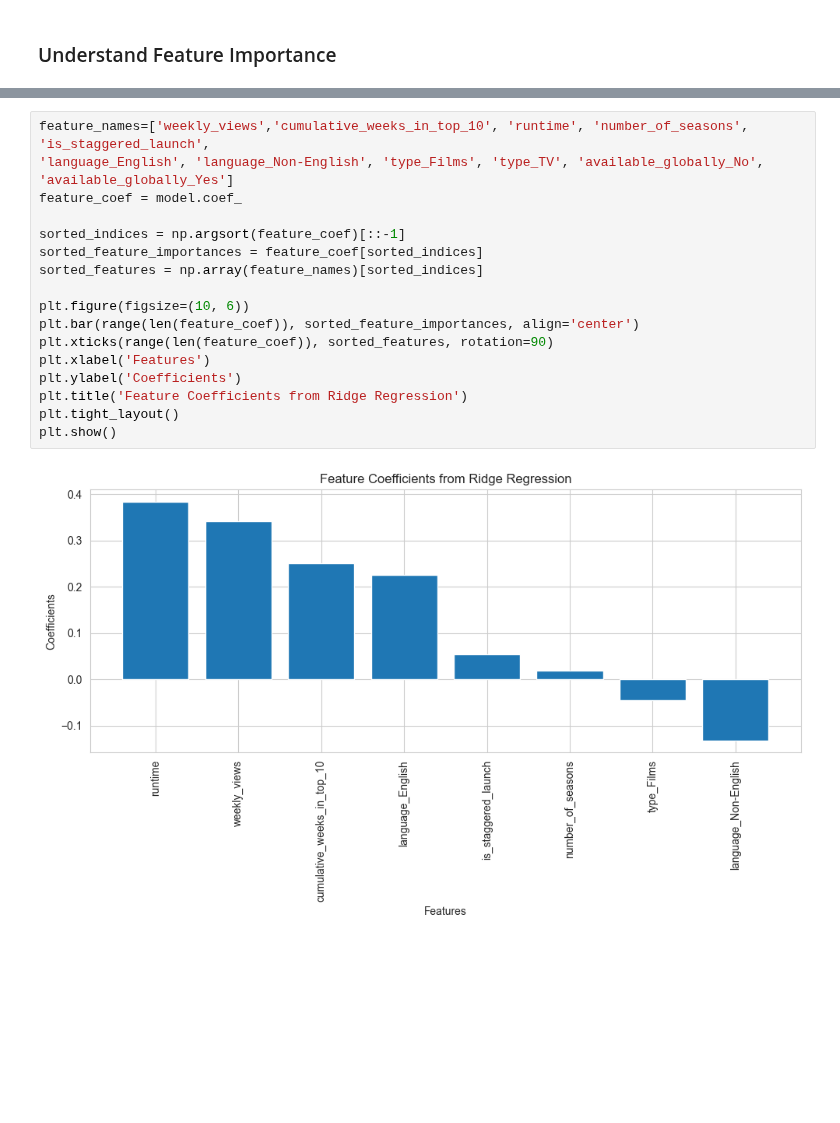
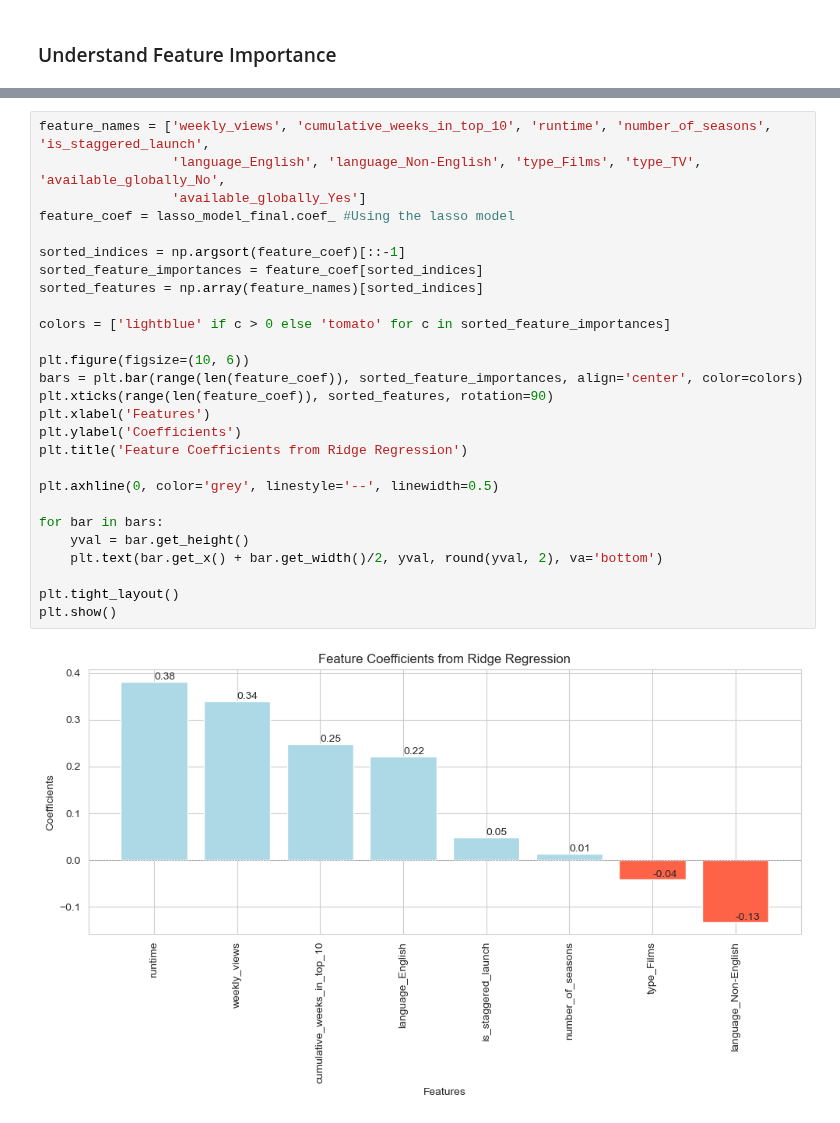
Before and after one commit to adelaidad/ORIE4741FinalProject, a Jupyter notebook: netflix_predictor.ipynb, the cells around one changed output, grey strips where cells are left out. Drawn from its saved outputs; the diff is of its cells as text; blank space fills up the shorter version.

Commit message:
made charts look better and fixed error for boosted

```diff
--- a/netflix_predictor.ipynb
+++ b/netflix_predictor.ipynb
@@ -695,19 +727,29 @@ The best model for test set is Linear Regression.
 # %%
-feature_names=['weekly_views','cumulative_weeks_in_top_10', 'runtime', 'number_of_seasons', 'is_staggered_launch',
-'language_English', 'language_Non-English', 'type_Films', 'type_TV', 'available_globally_No', 'available_globally_Yes']
-feature_coef = model.coef_
+feature_names = ['weekly_views', 'cumulative_weeks_in_top_10', 'runtime', 'number_of_seasons', 'is_staggered_launch',
+                 'language_English', 'language_Non-English', 'type_Films', 'type_TV', 'available_globally_No',
+                 'available_globally_Yes']
+feature_coef = lasso_model_final.coef_ #Using the lasso model
 
 sorted_indices = np.argsort(feature_coef)[::-1]
 sorted_feature_importances = feature_coef[sorted_indices]
 sorted_features = np.array(feature_names)[sorted_indices]
 
+colors = ['lightblue' if c > 0 else 'tomato' for c in sorted_feature_importances]
+
 plt.figure(figsize=(10, 6))
-plt.bar(range(len(feature_coef)), sorted_feature_importances, align='center')
+bars = plt.bar(range(len(feature_coef)), sorted_feature_importances, align='center', color=colors)
 plt.xticks(range(len(feature_coef)), sorted_features, rotation=90)
 plt.xlabel('Features')
 plt.ylabel('Coefficients')
 plt.title('Feature Coefficients from Ridge Regression')
+
+plt.axhline(0, color='grey', linestyle='--', linewidth=0.5)
+
+for bar in bars:
+    yval = bar.get_height()
+    plt.text(bar.get_x() + bar.get_width()/2, yval, round(yval, 2), va='bottom')
+
 plt.tight_layout()
 plt.show()
 # %% [output]
-[figure, old version]
+[figure, new version]
```
Also changed, not shown: parts of 24 cells of this notebook.
